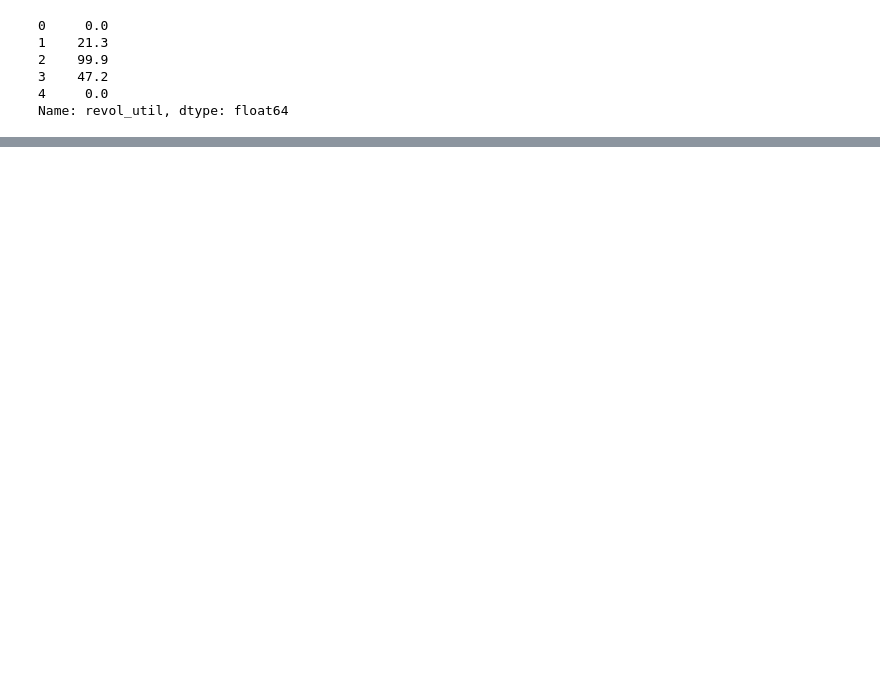
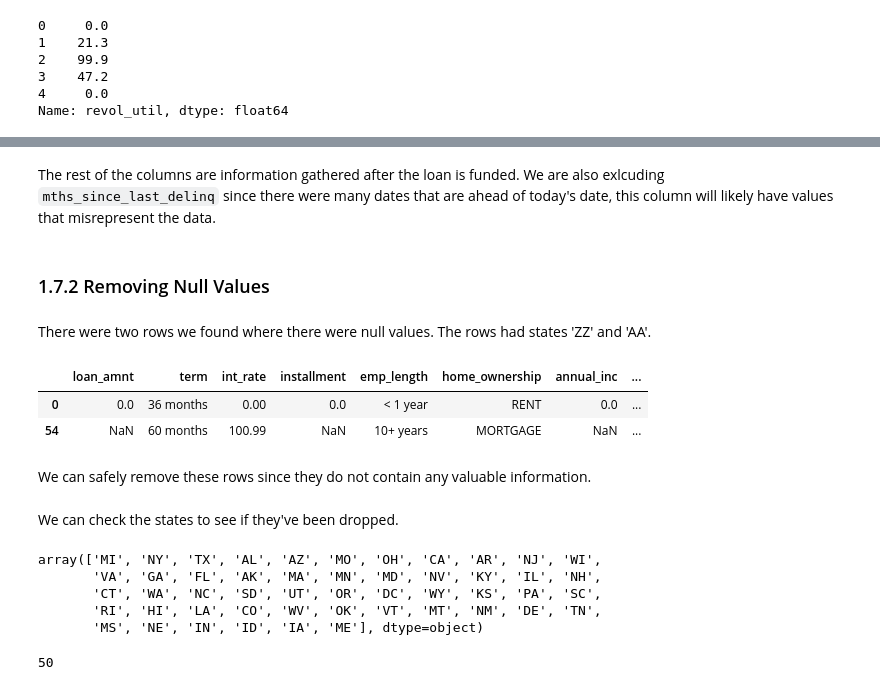
Before and after one commit to issacgomez07/Capstone-2-LendingClub-Defaults, a Jupyter notebook: notebooks/01_data_wrangling.ipynb, the cells around one changed output, grey strips where cells are left out. Drawn from its saved outputs; the diff is of its cells as text; code cells hidden in the pictures; blank space fills up the shorter version.

```diff
--- a/notebooks/01_data_wrangling.ipynb
+++ b/notebooks/01_data_wrangling.ipynb
@@ -320,0 +488,14 @@ There is only one column that has no annual income, meaning that the employment
+# %% [markdown]
+The rest of the columns are information gathered after the loan is funded. We are also exlcuding `mths_since_last_delinq` since there were many dates that are ahead of today's date, this column will likely have values that misrepresent the data.
+# %% [markdown]
+### 1.7.2 Removing Null Values<a id='1.7.2_Removing_Null_Values'></a>
+# %% [markdown]
+There were two rows we found where there were null values. The rows had states 'ZZ' and 'AA'.
+# %%
+loan_default_clean[(loan_default_clean['addr_state'] == 'ZZ') | (loan_default_clean['addr_state'] == 'AA')]
+# %% [output]
+|  | loan_amnt | term | int_rate | installment | emp_length | home_ownership | annual_inc | ... |
+| 0 | 0.0 | 36 months | 0.00 | 0.0 | < 1 year | RENT | 0.0 | ... |
+| 54 | NaN | 60 months | 100.99 | NaN | 10+ years | MORTGAGE | NaN | ... |
+# %% [markdown]
+We can safely remove these rows since they do not contain any valuable information.
@@ -320,0 +506,14 @@ There is only one column that has no annual income, meaning that the employment
+# %% [markdown]
+We can check the states to see if they've been dropped.
+# %%
+loan_default_clean['addr_state'].unique()
+# %% [output]
+array(['MI', 'NY', 'TX', 'AL', 'AZ', 'MO', 'OH', 'CA', 'AR', 'NJ', 'WI',
+       'VA', 'GA', 'FL', 'AK', 'MA', 'MN', 'MD', 'NV', 'KY', 'IL', 'NH',
+       'CT', 'WA', 'NC', 'SD', 'UT', 'OR', 'DC', 'WY', 'KS', 'PA', 'SC',
+       'RI', 'HI', 'LA', 'CO', 'WV', 'OK', 'VT', 'MT', 'NM', 'DE', 'TN',
+       'MS', 'NE', 'IN', 'ID', 'IA', 'ME'], dtype=object)
+# %%
+loan_default_clean['addr_state'].nunique()
+# %% [output]
+50
```
Also changed, not shown: parts of 99 cells of this notebook, 1 other file.
